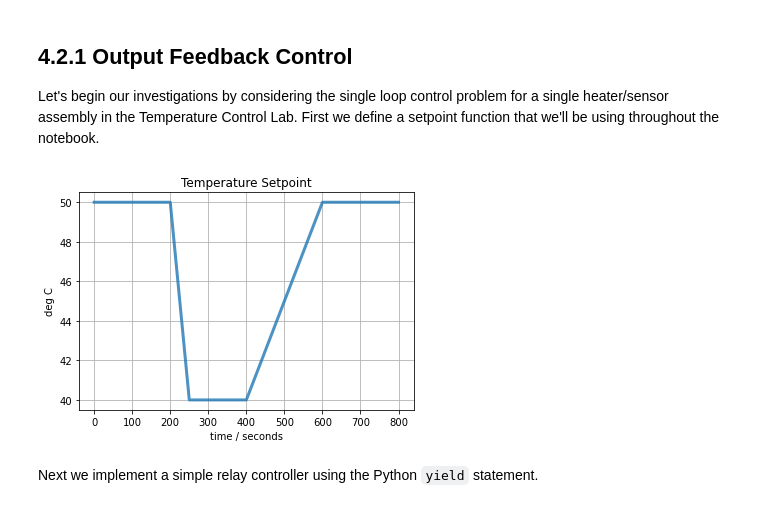
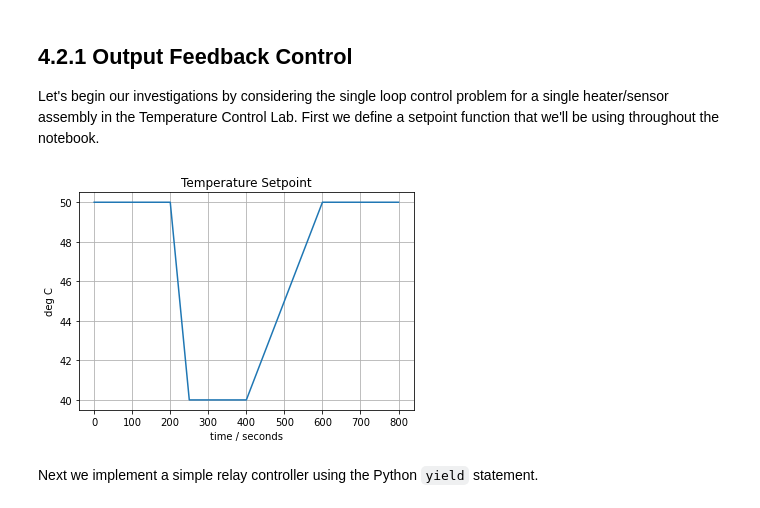
Before and after one commit to jckantor/cbe30338-2021, a Jupyter notebook: docs/04.02-State-Estimation.ipynb, the cells around one changed output. Saved outputs shown, nothing was run; the diff lists cells and outputs as text; code cells hidden in the pictures.

```diff
--- a/docs/04.02-State-Estimation.ipynb
+++ b/docs/04.02-State-Estimation.ipynb
@@ -16,24 +16,24 @@ Let's begin our investigations by considering the single loop control problem fo
 # %%
 %matplotlib inline
 import numpy as np
 import matplotlib.pyplot as plt
 import pandas as pd
 
 # Temperature Setpoint
 def SP(t):
     tp = [  0,  200,  250,  400,  600]
     Tp = [ 50,   50,   40,   40,   50]
     return np.interp(t, tp, Tp)
 
 t = np.linspace(0, 800, 801)
 fig, ax = plt.subplots(1, 1)
-ax.plot(t, SP(t), **options)
+ax.plot(t, SP(t))
 ax.set_title('Temperature Setpoint')
 ax.set_xlabel('time / seconds')
 ax.set_ylabel('deg C')
 ax.grid(True)
 # %% [output]
-[figure, old version]
+[figure, new version]
 # %% [markdown]
 Next we implement a simple relay controller using the Python `yield` statement.
 # %%
```
Also changed, not shown: parts of 15 cells of this notebook, 1 other file.
